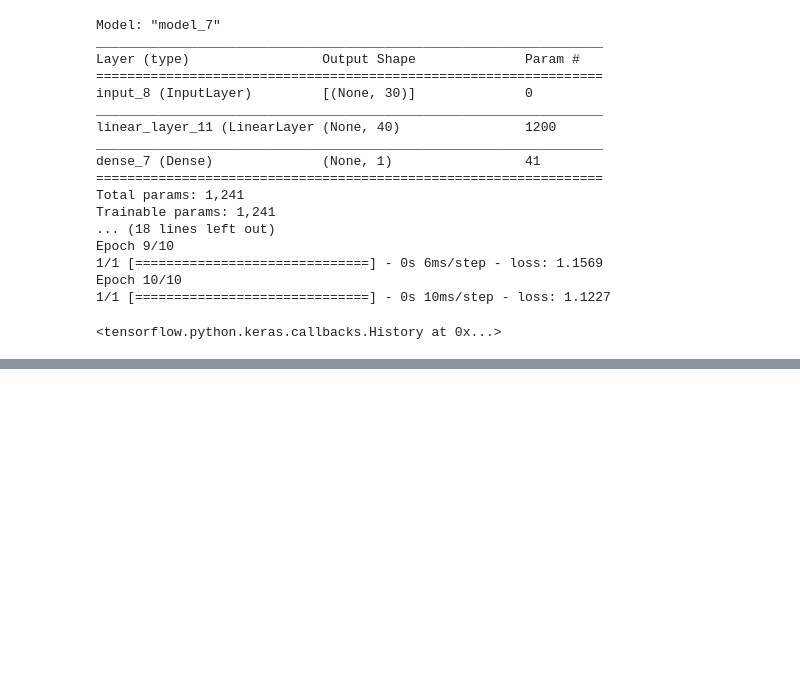
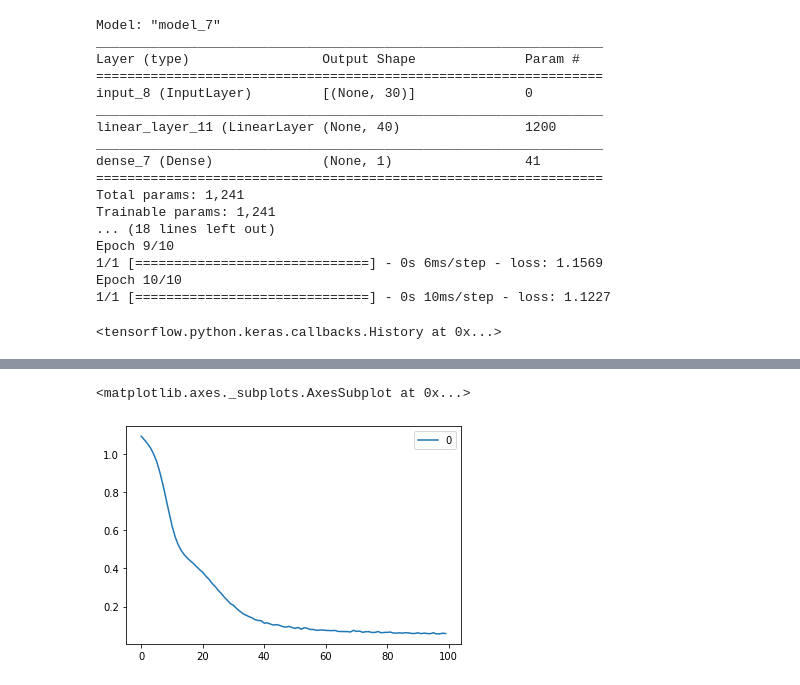
Before and after one commit to CuadraAlconero/IDAL_IA3_CuadraAlconero, a Jupyter notebook: keras_custom_layer.ipynb, the cells around one changed output, grey strips where cells are left out. Drawn from its saved outputs; the diff is of its cells as text; code cells hidden in the pictures; blank space fills up the shorter version.

```diff
--- a/keras_custom_layer.ipynb
+++ b/keras_custom_layer.ipynb
@@ -307,6 +308,12 @@ Epoch 10/10
 # %%
 # Dataset para el ejercicio 2
 import sklearn.datasets as skd
+from sklearn.preprocessing import LabelEncoder
+import pandas as pd
+import numpy as np
 dataset = skd.load_iris()
-
-dataset["target"]
+data = dataset["data"]
+target = dataset["target"]
+data_df = pd.DataFrame(dataset["data"])
+target_series = pd.Series(dataset["target"])
+target_dummies = pd.get_dummies(target_series)
@@ -320,0 +358,11 @@ array([0, 0, 0, 0, 0, 0, 0, 0, 0, 0, 0, 0, 0, 0, 0, 0, 0, 0, 0, 0, 0, 0,
+# %%
+input_layer = keras.layers.Input(shape=4)
+tanh_01 = TanhLayer(40)(input_layer)
+tanh_02 = TanhLayer(40)(tanh_01)
+softmax = SoftmaxLayer(3)(tanh_02)
+
+model = keras.Model(inputs=input_layer, outputs=softmax)
+model.compile(optimizer="Adam", loss="categorical_crossentropy")
+model.summary()
+
+history = model.fit( data_df , target_dummies, batch_size=None, epochs=100, verbose=1)
@@ -320,0 +407,9 @@ array([0, 0, 0, 0, 0, 0, 0, 0, 0, 0, 0, 0, 0, 0, 0, 0, 0, 0, 0, 0, 0, 0,
+# %%
+training = history.history
+# %%
+loss = pd.DataFrame(training["loss"])
+# %%
+loss.plot()
+# %% [output]
+<matplotlib.axes._subplots.AxesSubplot at 0x...>
+[figure, added]
```
Also changed, not shown: parts of 5 cells of this notebook.
